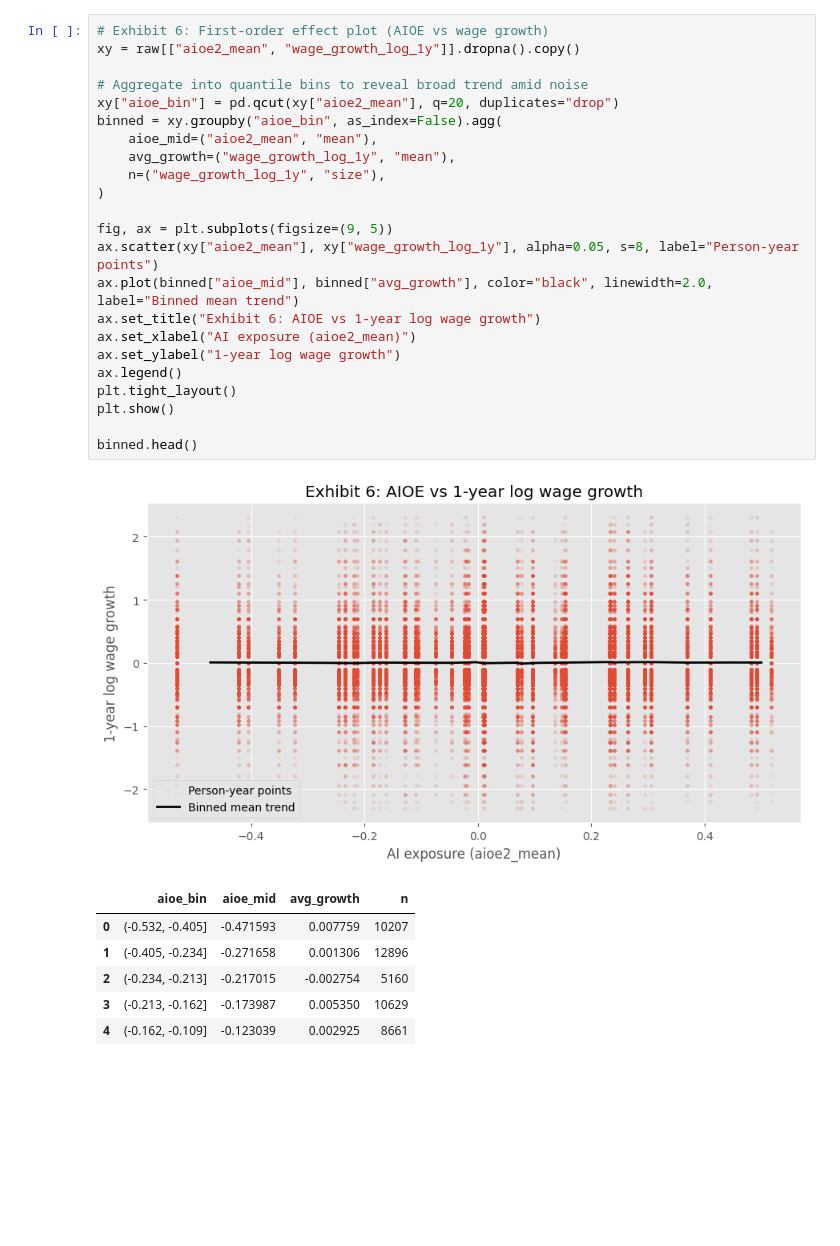
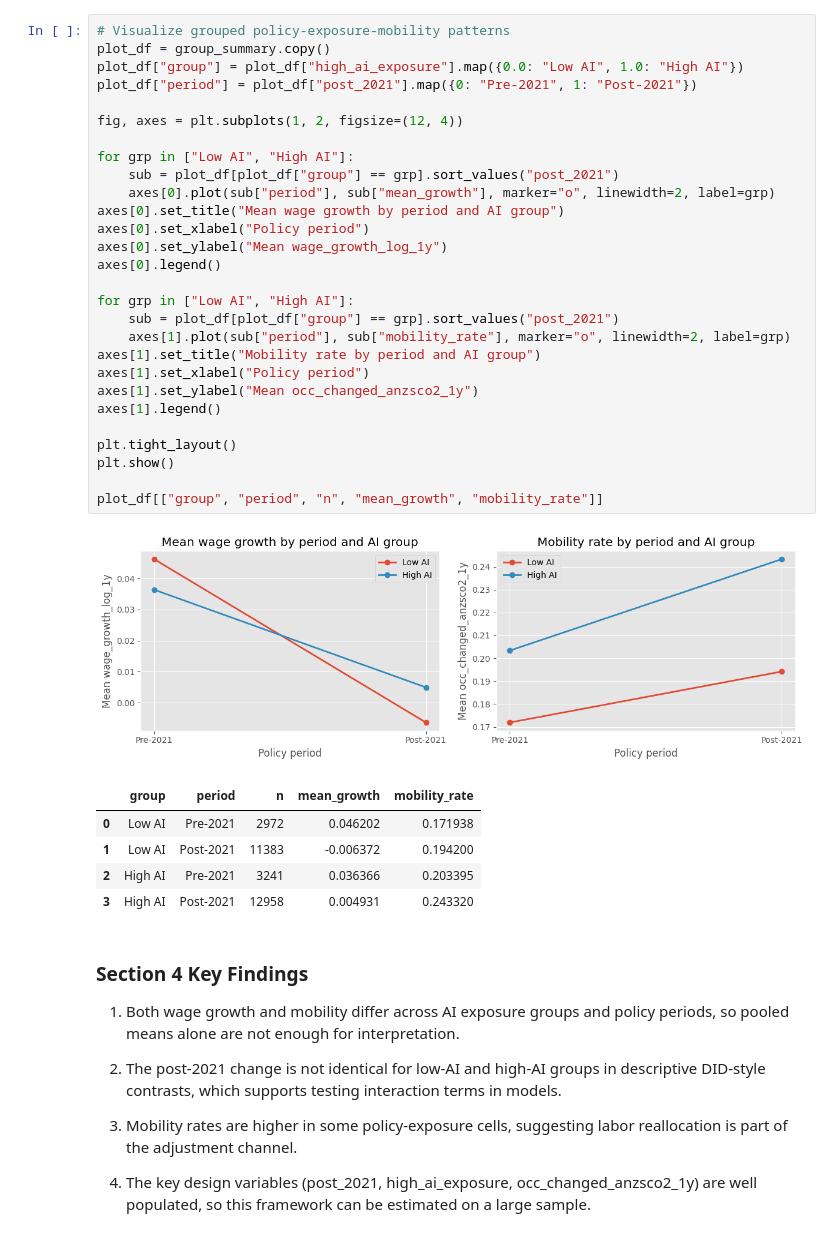
Before and after one commit to TingyingHuang/ECC3479-The-impact-of-AI-exposure-on-wage-growth, a Jupyter notebook: code/eda_analysis.ipynb, the cells around one changed output. Cells and saved outputs as stored; diff of their text form; blank space fills up the shorter version.

```diff
--- a/code/eda_analysis.ipynb
+++ b/code/eda_analysis.ipynb
@@ -229,32 +311,46 @@ Spearman correlation matrix
 # %%
-# Exhibit 6: First-order effect plot (AIOE vs wage growth)
-xy = raw[["aioe2_mean", "wage_growth_log_1y"]].dropna().copy()
+# Visualize grouped policy-exposure-mobility patterns
+plot_df = group_summary.copy()
+plot_df["group"] = plot_df["high_ai_exposure"].map({0.0: "Low AI", 1.0: "High AI"})
+plot_df["period"] = plot_df["post_2021"].map({0: "Pre-2021", 1: "Post-2021"})
 
-# Aggregate into quantile bins to reveal broad trend amid noise
-xy["aioe_bin"] = pd.qcut(xy["aioe2_mean"], q=20, duplicates="drop")
-binned = xy.groupby("aioe_bin", as_index=False).agg(
-    aioe_mid=("aioe2_mean", "mean"),
-    avg_growth=("wage_growth_log_1y", "mean"),
-    n=("wage_growth_log_1y", "size"),
-)
+fig, axes = plt.subplots(1, 2, figsize=(12, 4))
 
-fig, ax = plt.subplots(figsize=(9, 5))
-ax.scatter(xy["aioe2_mean"], xy["wage_growth_log_1y"], alpha=0.05, s=8, label="Person-year points")
-ax.plot(binned["aioe_mid"], binned["avg_growth"], color="black", linewidth=2.0, label="Binned mean trend")
-ax.set_title("Exhibit 6: AIOE vs 1-year log wage growth")
-ax.set_xlabel("AI exposure (aioe2_mean)")
-ax.set_ylabel("1-year log wage growth")
-ax.legend()
+for grp in ["Low AI", "High AI"]:
+    sub = plot_df[plot_df["group"] == grp].sort_values("post_2021")
+    axes[0].plot(sub["period"], sub["mean_growth"], marker="o", linewidth=2, label=grp)
+axes[0].set_title("Mean wage growth by period and AI group")
+axes[0].set_xlabel("Policy period")
+axes[0].set_ylabel("Mean wage_growth_log_1y")
+axes[0].legend()
+
+for grp in ["Low AI", "High AI"]:
+    sub = plot_df[plot_df["group"] == grp].sort_values("post_2021")
+    axes[1].plot(sub["period"], sub["mobility_rate"], marker="o", linewidth=2, label=grp)
+axes[1].set_title("Mobility rate by period and AI group")
+axes[1].set_xlabel("Policy period")
+axes[1].set_ylabel("Mean occ_changed_anzsco2_1y")
+axes[1].legend()
+
 plt.tight_layout()
 plt.show()
 
-binned.head()
+plot_df[["group", "period", "n", "mean_growth", "mobility_rate"]]
 # %% [output]
-[figure, old version]
+[figure, new version]
-|  | aioe_bin | aioe_mid | avg_growth | n |
-| 0 | (-0.532, -0.405] | -0.471593 | 0.007759 | 10207 |
-| 1 | (-0.405, -0.234] | -0.271658 | 0.001306 | 12896 |
-| 2 | (-0.234, -0.213] | -0.217015 | -0.002754 | 5160 |
-| 3 | (-0.213, -0.162] | -0.173987 | 0.005350 | 10629 |
-| 4 | (-0.162, -0.109] | -0.123039 | 0.002925 | 8661 |
+|  | group | period | n | mean_growth | mobility_rate |
+| 0 | Low AI | Pre-2021 | 2972 | 0.046202 | 0.171938 |
+| 1 | Low AI | Post-2021 | 11383 | -0.006372 | 0.194200 |
+| 2 | High AI | Pre-2021 | 3241 | 0.036366 | 0.203395 |
+| 3 | High AI | Post-2021 | 12958 | 0.004931 | 0.243320 |
+# %% [markdown]
+### Section 4 Key Findings
+
+1. Both wage growth and mobility differ across AI exposure groups and policy periods, so pooled means alone are not enough for interpretation.
+
+2. The post-2021 change is not identical for low-AI and high-AI groups in descriptive DID-style contrasts, which supports testing interaction terms in models.
+
+3. Mobility rates are higher in some policy-exposure cells, suggesting labor reallocation is part of the adjustment channel.
+
+4. The key design variables (post_2021, high_ai_exposure, occ_changed_anzsco2_1y) are well populated, so this framework can be estimated on a large sample.
 # %% [markdown]
```
Also changed, not shown: parts of 23 cells of this notebook, 3 other files.
